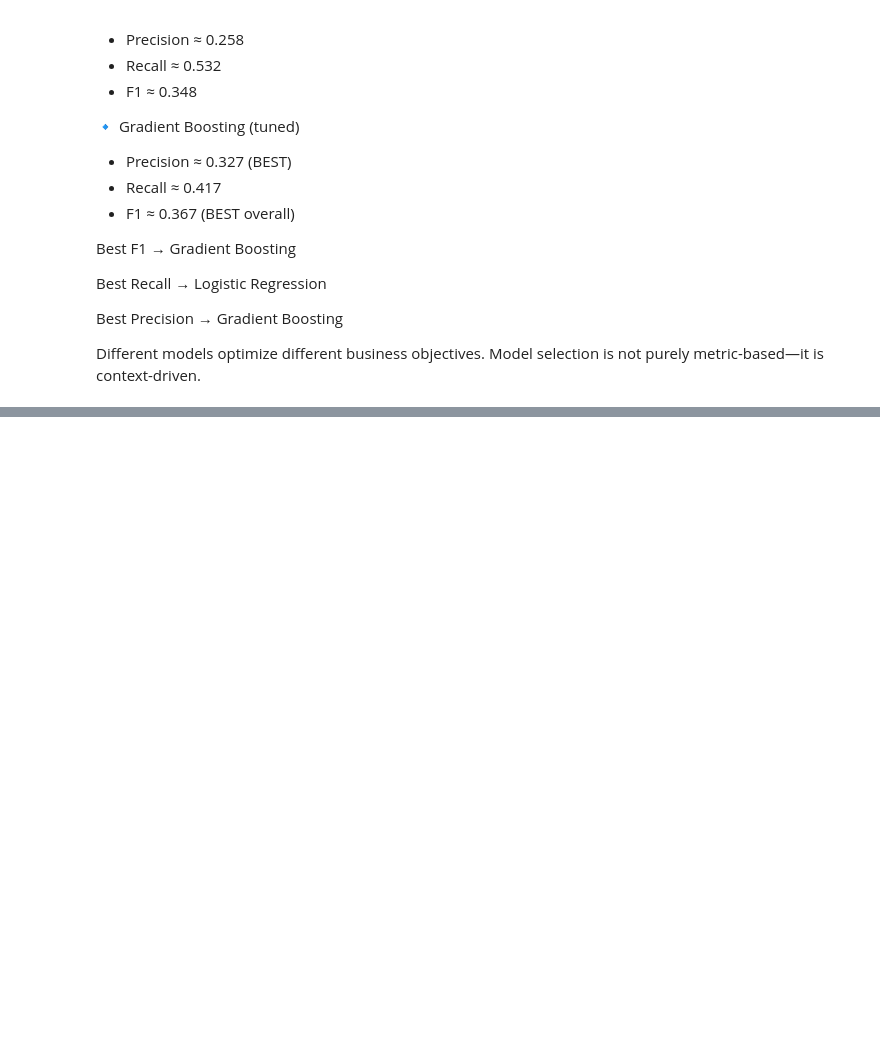
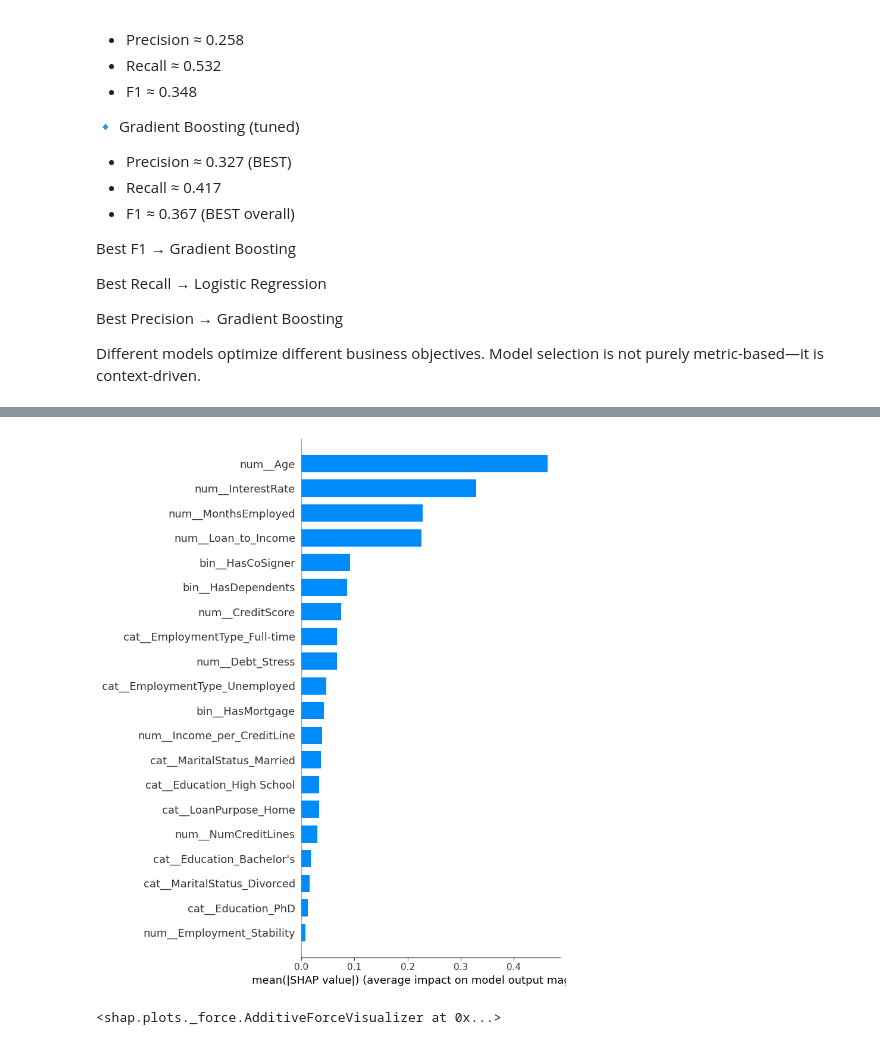
Before and after one commit to Pandidharan22/AI-Powered-Loan-Eligibility-Risk-Scoring-System-API, a Jupyter notebook: notebooks/03_model_training.ipynb, the cells around one changed output, grey strips where cells are left out. Saved outputs shown, nothing was run; the diff lists cells and outputs as text; code cells hidden in the pictures; blank space fills up the shorter version.

```diff
--- a/notebooks/03_model_training.ipynb
+++ b/notebooks/03_model_training.ipynb
@@ -369,0 +392,13 @@ Model selection is not purely metric-based—it is context-driven.
+# %%
+shap.summary_plot(shap_values, X_sample, plot_type="bar", feature_names=feature_names)
+# %% [output]
+[figure, added]
+# %%
+shap.force_plot(
+    explainer.expected_value,
+    shap_values[0],
+    X_sample[0],
+    feature_names=feature_names
+)
+# %% [output]
+<shap.plots._force.AdditiveForceVisualizer at 0x...>
```
Also changed, not shown: parts of 5 cells of this notebook.
